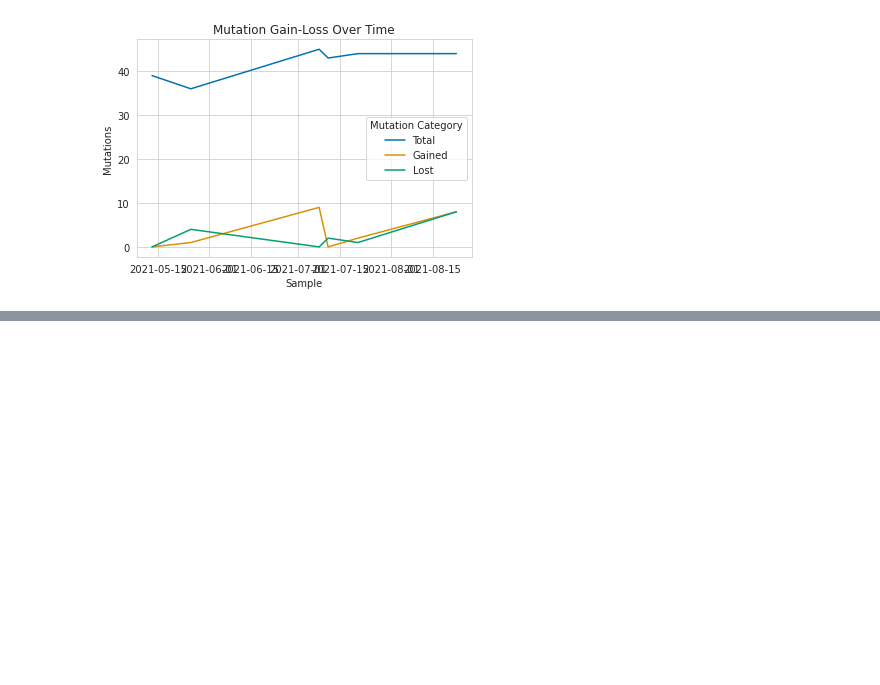
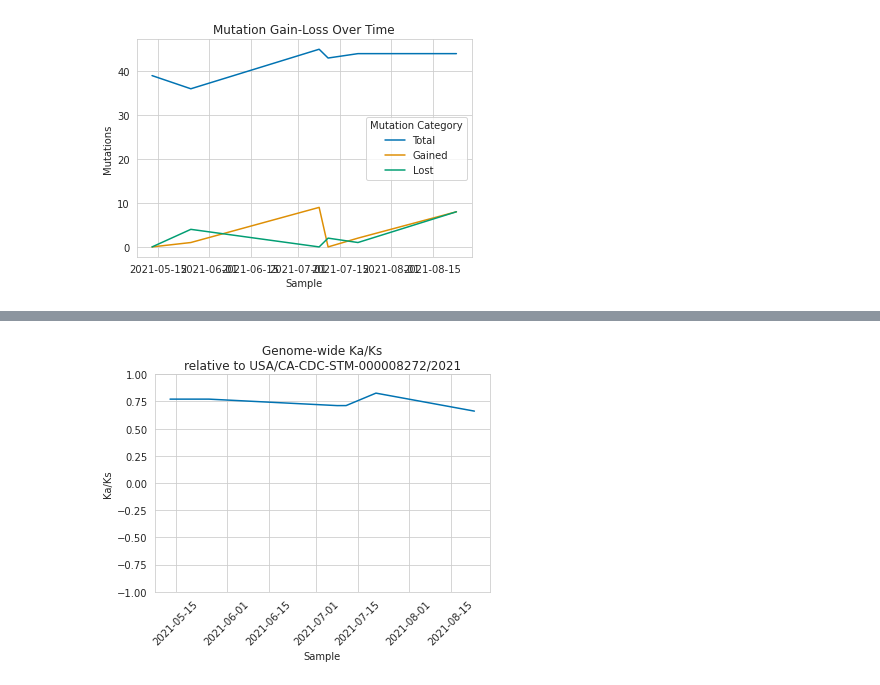
Before and after one commit to fmaguire/hiv_long_carriage_case_report, a Jupyter notebook: HIV_mut_gain_loss.ipynb, the cells around one changed output, grey strips where cells are left out. Drawn from its saved outputs; the diff is of its cells as text; code cells hidden in the pictures; blank space fills up the shorter version.

Commit message:
Add codeml ka/ks analysis

```diff
--- a/HIV_mut_gain_loss.ipynb
+++ b/HIV_mut_gain_loss.ipynb
@@ -220,0 +197,17 @@ ka_ks
+# %%
+codeml_results = pd.read_csv('ka_ks/codeml_kaks_values.tsv', sep='\t')
+
+# filer to just comparison between HIV and "representative B.1.1.7" from bv-brc
+codeml_results = codeml_results[codeml_results['Seq1'] == 'hCoV-19/USA/CA-CDC-STM-000008272/2021']
+codeml_results = codeml_results[codeml_results['Seq2'] != 'MN908947']
+comparison_seq = codeml_results['Seq1'].str.replace('hCoV-19/', '').unique()[0]
+codeml_results = codeml_results[['Seq2', 'Ka/Ks']]
+codeml_results['Sample']  = pd.to_datetime(codeml_results['Seq2'].str.lstrip('JD-'),dayfirst=True)
+codeml_results.to_csv('table/ka_ks.tsv', sep='\t', index=False)
+# %%
+sns.lineplot(data = codeml_results, x='Sample', y='Ka/Ks')
+plt.ylim(-1,1)
+_ = plt.xticks(rotation=45)
+_ = plt.title(f"Genome-wide Ka/Ks\nrelative to {comparison_seq}")
+# %% [output]
+[figure, added]
```
Also changed, not shown: parts of 5 cells of this notebook, 57 other files.
